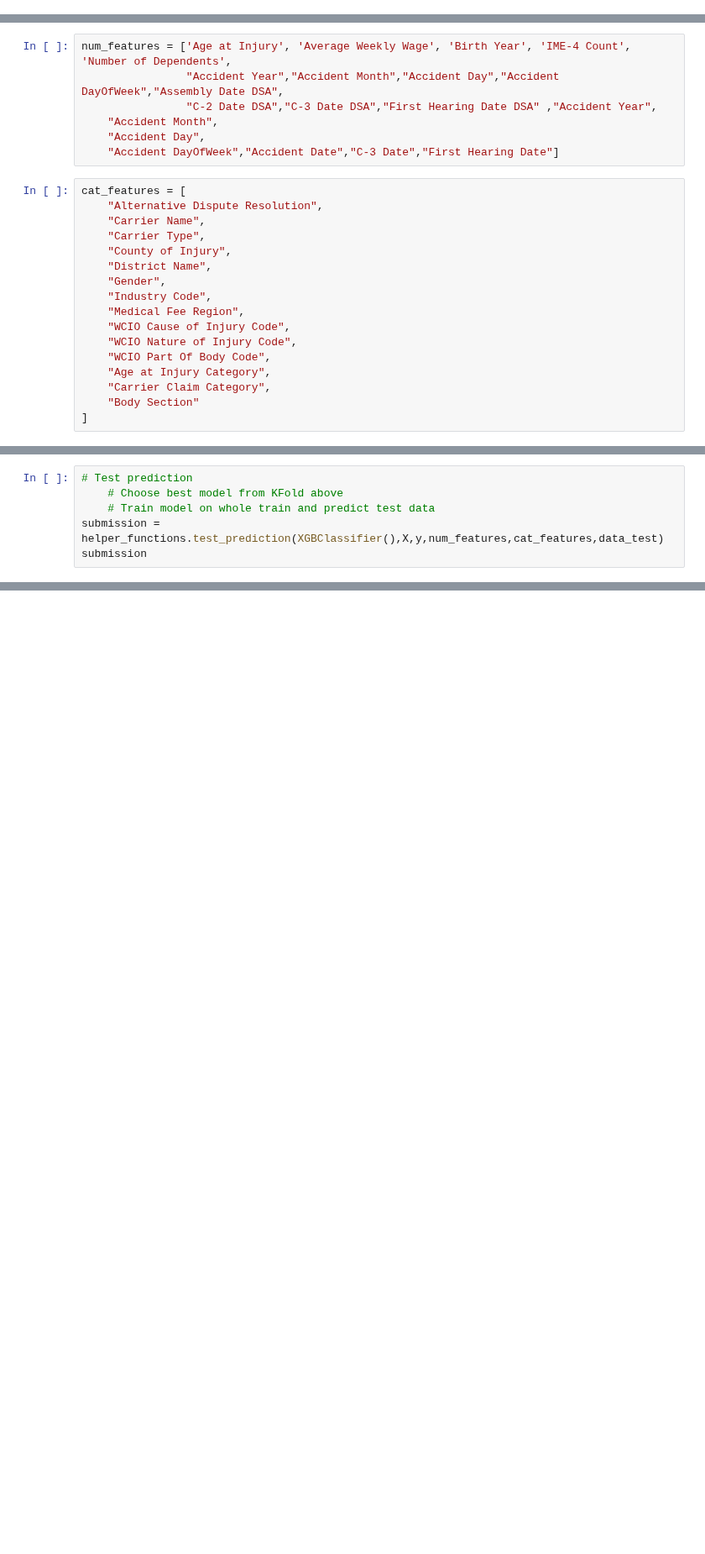
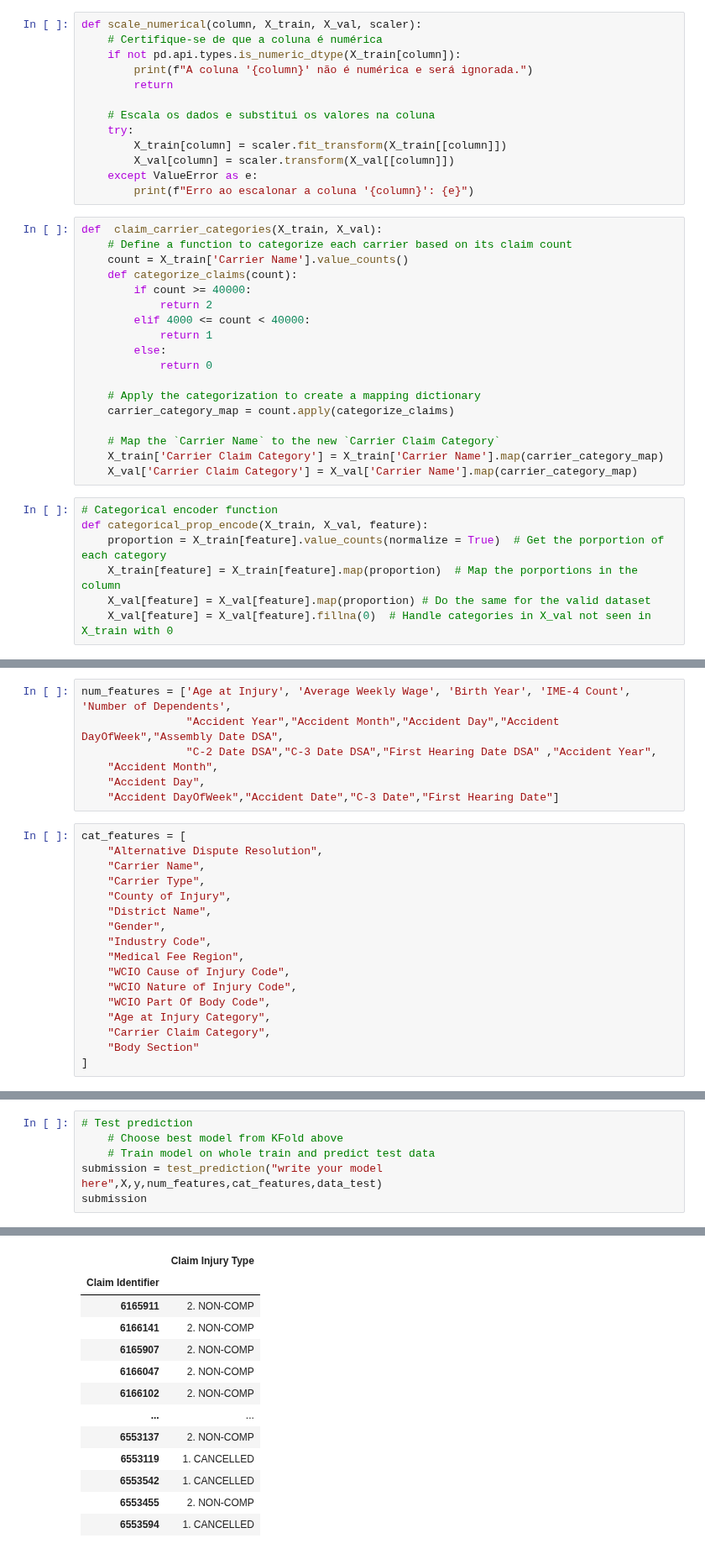
Before and after one commit to berthlou/DSAA_ML_41, a Jupyter notebook: code/models/model_template.ipynb, the cells around one changed output, grey strips where cells are left out. Shown at 84% size. Drawn from its saved outputs; the diff is of its cells as text; blank space fills up the shorter version.

```diff
--- a/code/models/model_template.ipynb
+++ b/code/models/model_template.ipynb
@@ -38,0 +133,38 @@ data_test = pd.read_csv("test_data_enriched.csv",index_col="Claim Identifier")
+# %%
+def scale_numerical(column, X_train, X_val, scaler):
+    # Certifique-se de que a coluna é numérica
+    if not pd.api.types.is_numeric_dtype(X_train[column]):
+        print(f"A coluna '{column}' não é numérica e será ignorada.")
+        return
+
+    # Escala os dados e substitui os valores na coluna
+    try:
+        X_train[column] = scaler.fit_transform(X_train[[column]])
+        X_val[column] = scaler.transform(X_val[[column]])
+    except ValueError as e:
+        print(f"Erro ao escalonar a coluna '{column}': {e}")
+# %%
+def  claim_carrier_categories(X_train, X_val):
+    # Define a function to categorize each carrier based on its claim count
+    count = X_train['Carrier Name'].value_counts()
+    def categorize_claims(count):
+        if count >= 40000:
+            return 2
+        elif 4000 <= count < 40000:
+            return 1
+        else:
+            return 0
+
+    # Apply the categorization to create a mapping dictionary
+    carrier_category_map = count.apply(categorize_claims)
+
+    # Map the `Carrier Name` to the new `Carrier Claim Category`
+    X_train['Carrier Claim Category'] = X_train['Carrier Name'].map(carrier_category_map)
+    X_val['Carrier Claim Category'] = X_val['Carrier Name'].map(carrier_category_map)
+# %%
+# Categorical encoder function
+def categorical_prop_encode(X_train, X_val, feature):
+    proportion = X_train[feature].value_counts(normalize = True)  # Get the porportion of each category
+    X_train[feature] = X_train[feature].map(proportion)  # Map the porportions in the column
+    X_val[feature] = X_val[feature].map(proportion) # Do the same for the valid dataset
+    X_val[feature] = X_val[feature].fillna(0)  # Handle categories in X_val not seen in X_train with 0
@@ -116,6 +466,6 @@ xgb_results
 # Test prediction
     # Choose best model from KFold above
     # Train model on whole train and predict test data
-submission = helper_functions.test_prediction(XGBClassifier(),X,y,num_features,cat_features,data_test)
+submission = test_prediction("write your model here",X,y,num_features,cat_features,data_test)
 submission
 # %% [output]
@@ -123,0 +489,13 @@ Sem dados suficientes para imputar a coluna 'Number of Dependents', usando media
+|  | Claim Injury Type |
+| Claim Identifier |  |
+| 6165911 | 2. NON-COMP |
+| 6166141 | 2. NON-COMP |
+| 6165907 | 2. NON-COMP |
+| 6166047 | 2. NON-COMP |
+| 6166102 | 2. NON-COMP |
+| ... | ... |
+| 6553137 | 2. NON-COMP |
+| 6553119 | 1. CANCELLED |
+| 6553542 | 1. CANCELLED |
+| 6553455 | 2. NON-COMP |
+| 6553594 | 1. CANCELLED |
```
Also changed, not shown: parts of 28 cells of this notebook.
